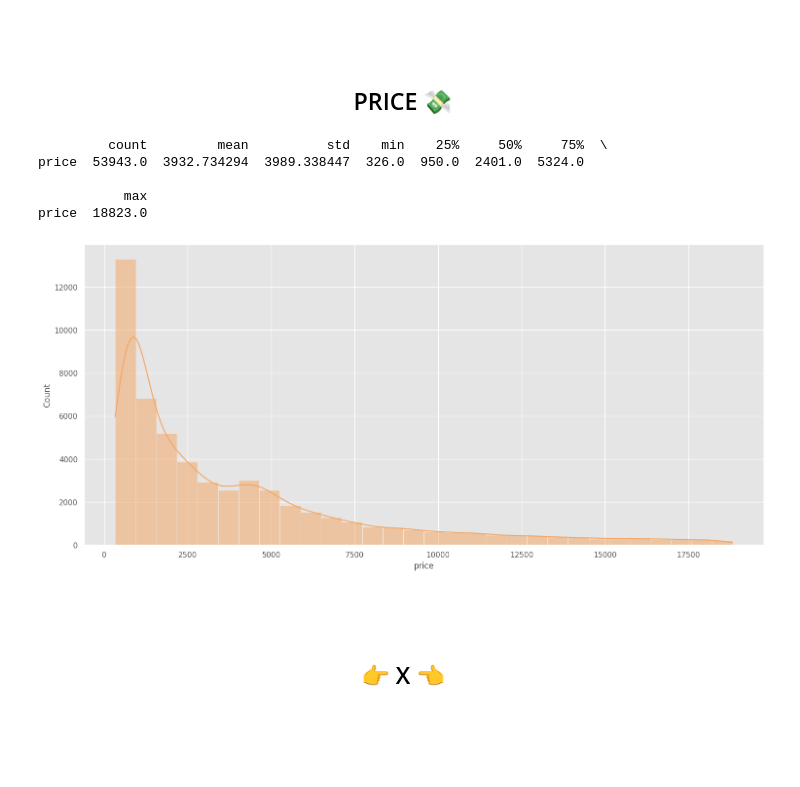
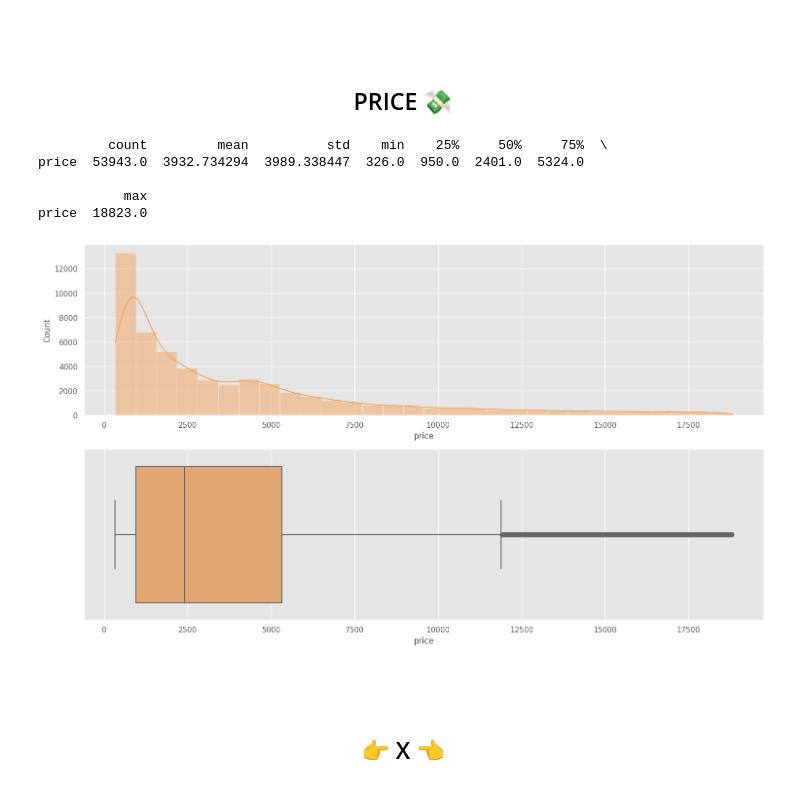
Before and after one commit to francoalarcon00/Diamond-Project, a Jupyter notebook: data_analysis.ipynb, the cells around one changed output. Cells and saved outputs as stored; diff of their text form; code cells hidden in the pictures; blank space fills up the shorter version.

```diff
--- a/data_analysis.ipynb
+++ b/data_analysis.ipynb
@@ -267,18 +311,21 @@ table  53943.0  57.457251  2.234549  43.0  56.0  57.0  59.0  95.0
 # %%
 # Description about PRICE with histogram
 
-plt.figure(figsize=(18,8))
+plt.figure(figsize=(18,10))
 description_price = pd.DataFrame(diamond['price'].describe())
 print(description_price.T)
+plt.subplot(2,1,1)
 sns.histplot(data=diamond, x='price', color='sandybrown', kde=True, bins=30)
+plt.subplot(2,1,2)
+sns.boxplot(data=diamond, x='price', color='sandybrown')
 plt.show()
 # %% [output]
          count         mean          std    min    25%     50%     75%  \
 price  53943.0  3932.734294  3989.338447  326.0  950.0  2401.0  5324.0
 
            max
 price  18823.0
-[figure, old version]
+[figure, new version]
 # %% [markdown]
 <br>
 <br>
```
Also changed, not shown: parts of 5 cells of this notebook.
